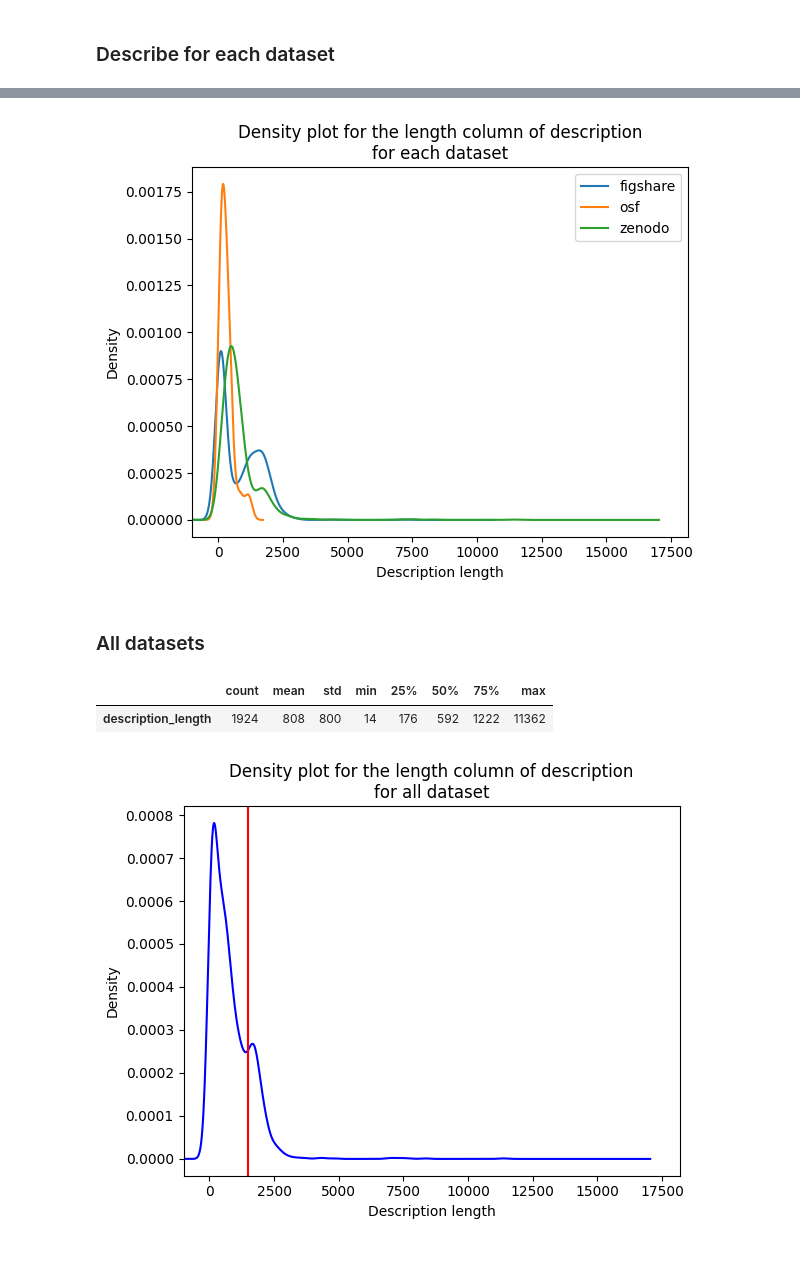
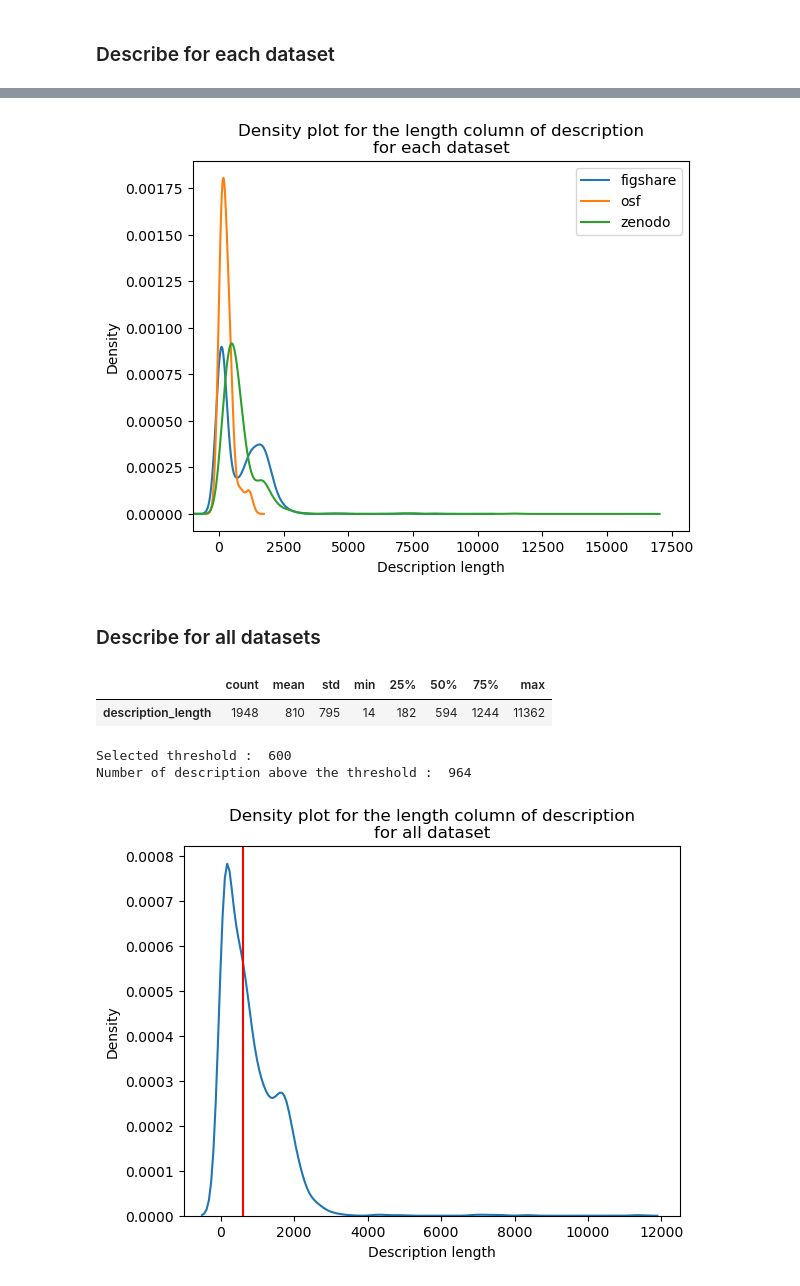
Before and after one commit to pierrepo/mdner, a Jupyter notebook: notebooks/annotation_analysis.ipynb, the cells around one changed output, grey strips where cells are left out. Cells and saved outputs as stored; diff of their text form; code cells hidden in the pictures; blank space fills up the shorter version.

```diff
--- a/notebooks/annotation_analysis.ipynb
+++ b/notebooks/annotation_analysis.ipynb
@@ -9,11 +12,12 @@ import matplotlib.pyplot as plt
 ## Description length analysis
 # %%
 datasets = pd.read_parquet(
-    "https://github.com/MDverse/data/blob/master/datasets.parquet?raw=true"
+    "https://sandbox.zenodo.org/record/1169962/files/datasets.parquet"
 )
+# Create a description length column
 df = datasets.copy()
 df.loc[:, "description_length"] = df["description"].str.len() + df["title"].str.len()
 if df["description_length"].isnull().values.any():
-    df = df.dropna(subset = ["description_length", "title"])
+    df = df.dropna(subset = ["description_length", "title", "description"])
 print("Number of description : ", df.shape[0])
 # %% [output]
@@ -41,20 +45,25 @@ plt.xlabel("Description length")
 plt.legend(loc="upper right")
 plt.show()
 # %% [output]
-[figure, old version]
+[figure, new version]
 # %% [markdown]
-### All datasets
+### Describe for all datasets
 # %%
 pd.DataFrame(df["description_length"].describe()).transpose()
 # %% [output]
 |  | count | mean | std | min | 25% | 50% | 75% | max |
-| description_length | 1924 | 808 | 800 | 14 | 176 | 592 | 1222 | 11362 |
+| description_length | 1948 | 810 | 795 | 14 | 182 | 594 | 1244 | 11362 |
 # %%
-df["description_length"].plot.density(color="blue")
+threshold = 600
+sns.kdeplot(data=df, x="description_length")
 plt.title("Density plot for the length column of description\nfor all dataset")
+plt.axvline(x = threshold, color = "red", label = 'axvline - full height')
+plt.xlim(-1000,)
 plt.xlabel("Description length")
-plt.axvline(x = 1500, color = "red", label = 'axvline - full height')
-plt.xlim(-1000,)
+print("Selected threshold : ", threshold)
+print("Number of description above the threshold : ", len(df[df["description_length"] > threshold]))
 plt.show()
 # %% [output]
+Selected threshold :  600
+Number of description above the threshold :  964
-[figure, old version]
+[figure, new version]
```
Also changed, not shown: parts of 19 cells of this notebook.
